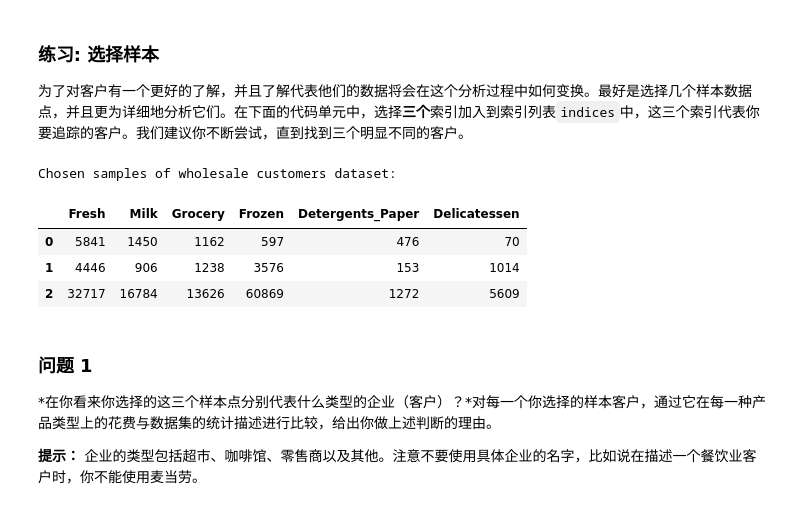
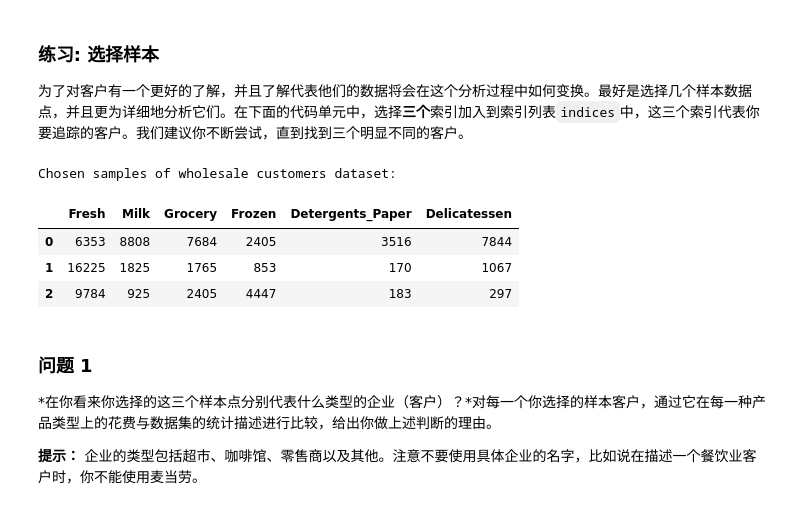
Before and after one commit to executiveforce/Udacity_Project, a Jupyter notebook: P3/customer_segments.ipynb, the cells around one changed output. Saved outputs shown, nothing was run; the diff lists cells and outputs as text; code cells hidden in the pictures.

```diff
--- a/P3/customer_segments.ipynb
+++ b/P3/customer_segments.ipynb
@@ -59,25 +59,25 @@ display(data.describe())
 # %%
 # TODO：从数据集中选择三个你希望抽样的数据点的索引
 #print type(data)
 #indice_1 =  data[data['Milk']==max(data['Milk'])].index[0]
 #indice_2 =  data[data['Grocery']==max(data['Grocery'])].index[0]
 #indice_3 =  data[data['Delicatessen'] == max(data['Delicatessen'])].index[0]
 import random
-indice_1 = random.randint(0,439)
-indice_2 = random.randint(0,439)
-indice_3 = random.randint(0,439)
-indices = [indice_1,indice_2,indice_3]
+#indice_1 = random.randint(0,439)
+#indice_2 = random.randint(0,439)
+#indice_3 = random.randint(0,439)
+indices = [2,150,313]
 
 # 为选择的样本建立一个DataFrame
 samples = pd.DataFrame(data.loc[indices], columns = data.keys()).reset_index(drop = True)
 print "Chosen samples of wholesale customers dataset:"
 display(samples)
 # %% [output]
 Chosen samples of wholesale customers dataset:
 |  | Fresh | Milk | Grocery | Frozen | Detergents_Paper | Delicatessen |
-| 0 | 5841 | 1450 | 1162 | 597 | 476 | 70 |
-| 1 | 4446 | 906 | 1238 | 3576 | 153 | 1014 |
-| 2 | 32717 | 16784 | 13626 | 60869 | 1272 | 5609 |
+| 0 | 6353 | 8808 | 7684 | 2405 | 3516 | 7844 |
+| 1 | 16225 | 1825 | 1765 | 853 | 170 | 1067 |
+| 2 | 9784 | 925 | 2405 | 4447 | 183 | 297 |
 # %% [markdown]
 ### 问题 1
 *在你看来你选择的这三个样本点分别代表什么类型的企业（客户）？*对每一个你选择的样本客户，通过它在每一种产品类型上的花费与数据集的统计描述进行比较，给出你做上述判断的理由。
```
Also changed, not shown: parts of 13 cells of this notebook, 1 other file.
